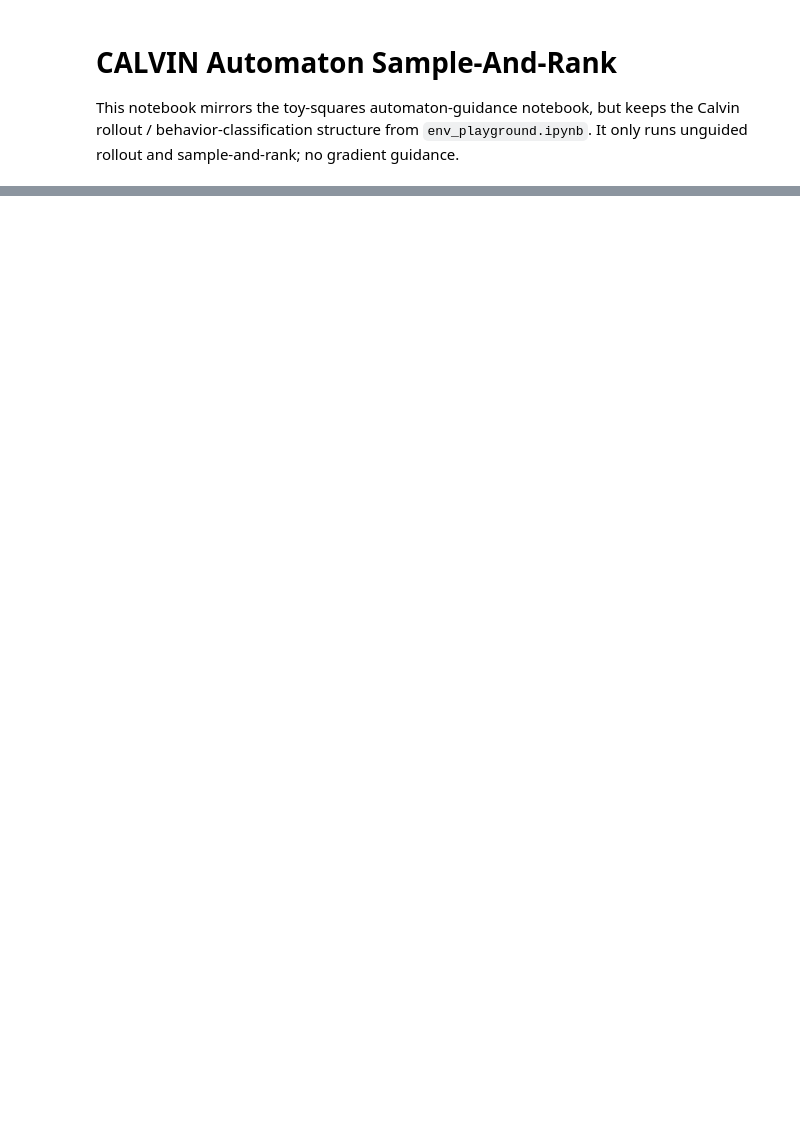
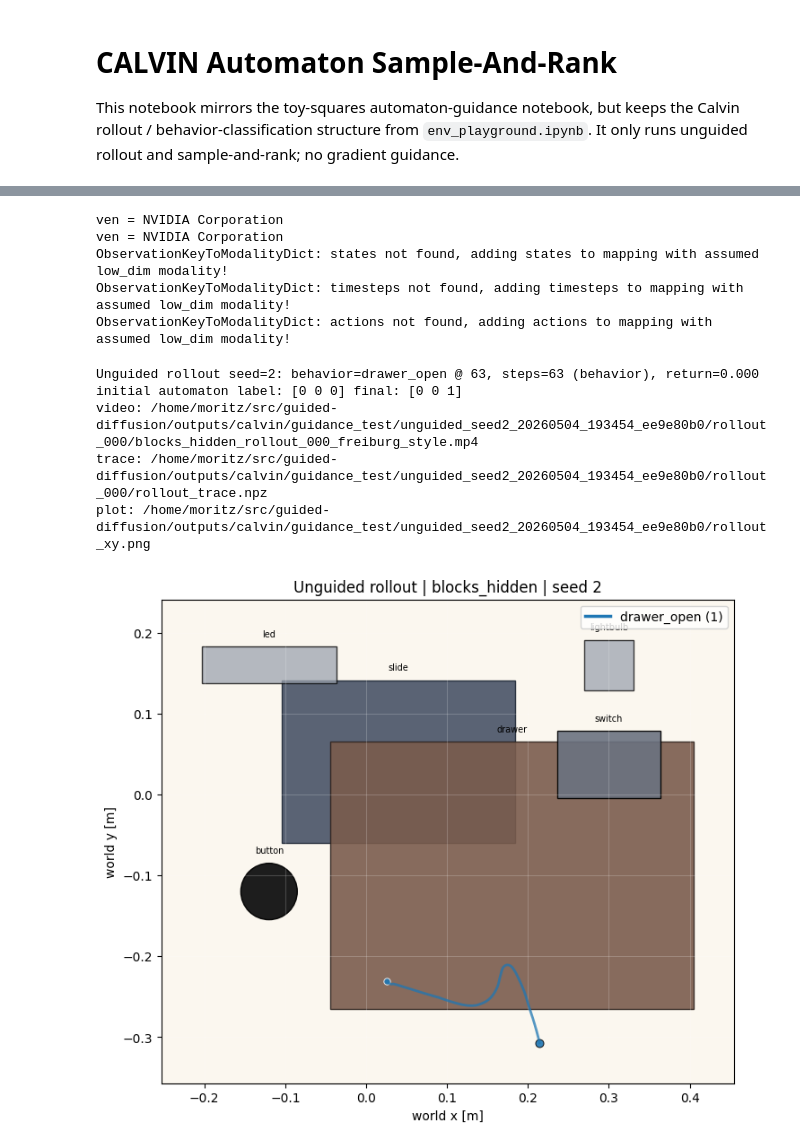
Before and after one commit to moritz-zoellner/guided-diffusion, a Jupyter notebook: calvin_experiments/automaton_guidance_calvin.ipynb, the cells around one changed output, grey strips where cells are left out. Cells and saved outputs as stored; diff of their text form; code cells hidden in the pictures; blank space fills up the shorter version.

```diff
--- a/calvin_experiments/automaton_guidance_calvin.ipynb
+++ b/calvin_experiments/automaton_guidance_calvin.ipynb
@@ -426,11 +465,13 @@ def rollout_policy_once(
     save_video=True,
     video_cfg=None,
 ):
+    seed_everything(seed)
     fixed_scene, fixed_robot, scene_cfg = fixed_scene_robot_from_config()
-    seed_everything(seed)
+    reset_env_to_scene_robot(env, fixed_scene, fixed_robot)
+    scene_snapshot = capture_scene_snapshot(env)
+
+    policy.start_episode()
     obs = reset_env_to_scene_robot(env, fixed_scene, fixed_robot)
-    scene_snapshot = capture_scene_snapshot(env)
-    policy.start_episode()
 
     should_save = output_dir is not None and bool(save_video)
     if should_save and video_cfg is None:
@@ -514,33 +555,45 @@ def rollout_policy_once(
             rollout_tag = f"rollout_seed_{int(seed):03d}"
         _save_rollout_artifacts(rollout, frames, output_dir, rollout_tag, video_cfg)
     return rollout
 
 
 UNGUIDED_SEED = 2
 UNGUIDED_HORIZON = 100
 unguided_output_dir = OUTPUT_ROOT / f"unguided_seed{UNGUIDED_SEED}_{time.strftime('%Y%m%d_%H%M%S')}_{uuid.uuid4().hex[:8]}"
 unguided_rollout = rollout_policy_once(
     seed=UNGUIDED_SEED,
     horizon=UNGUIDED_HORIZON,
     stop_on_behavior=True,
     output_dir=unguided_output_dir,
     rollout_tag="rollout_000",
 )
 print(
     f"Unguided rollout seed={UNGUIDED_SEED}: behavior={unguided_rollout['behavior']} "
     f"@ {unguided_rollout['behavior_step']}, steps={unguided_rollout['termination_step']} "
     f"({unguided_rollout['termination_reason']}), return={unguided_rollout['return']:.3f}"
 )
 print("initial automaton label:", _format_onehot(unguided_rollout["initial_label"]), "final:", _format_onehot(unguided_rollout["final_label"]))
 print("video:", unguided_rollout.get("video"))
 print("trace:", unguided_rollout.get("trace"))
 unguided_plot_path = unguided_output_dir / "rollout_xy.png"
 plot_rollout_xy(
     [unguided_rollout],
     unguided_rollout["scene_snapshot"],
     f"Unguided rollout | {unguided_rollout['scene_config']} | seed {UNGUIDED_SEED}",
     save_path=unguided_plot_path,
 )
+# %% [output]
+ven = NVIDIA Corporation
+ven = NVIDIA Corporation
+ObservationKeyToModalityDict: states not found, adding states to mapping with assumed low_dim modality!
+ObservationKeyToModalityDict: timesteps not found, adding timesteps to mapping with assumed low_dim modality!
+ObservationKeyToModalityDict: actions not found, adding actions to mapping with assumed low_dim modality!
+Unguided rollout seed=2: behavior=drawer_open @ 63, steps=63 (behavior), return=0.000
+initial automaton label: [0 0 0] final: [0 0 1]
+video: /home/moritz/src/guided-diffusion/outputs/calvin/guidance_test/unguided_seed2_20260504_193454_ee9e80b0/rollout_000/blocks_hidden_rollout_000_freiburg_style.mp4
+trace: /home/moritz/src/guided-diffusion/outputs/calvin/guidance_test/unguided_seed2_20260504_193454_ee9e80b0/rollout_000/rollout_trace.npz
+plot: /home/moritz/src/guided-diffusion/outputs/calvin/guidance_test/unguided_seed2_20260504_193454_ee9e80b0/rollout_xy.png
+[figure, added]
 # %%
 def _repeat_obs_batch(obs_tensor, n):
     if n == 1:
```
Also changed, not shown: parts of 3 cells of this notebook, 1 other file.
